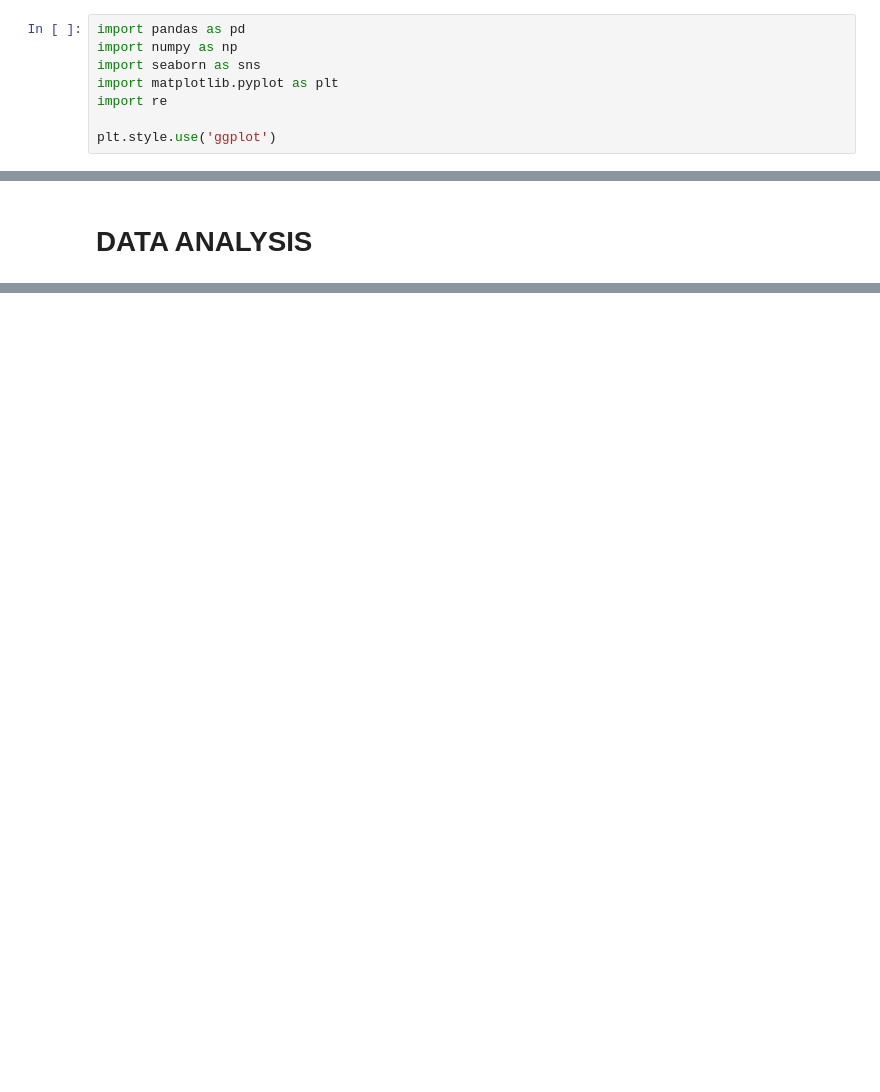
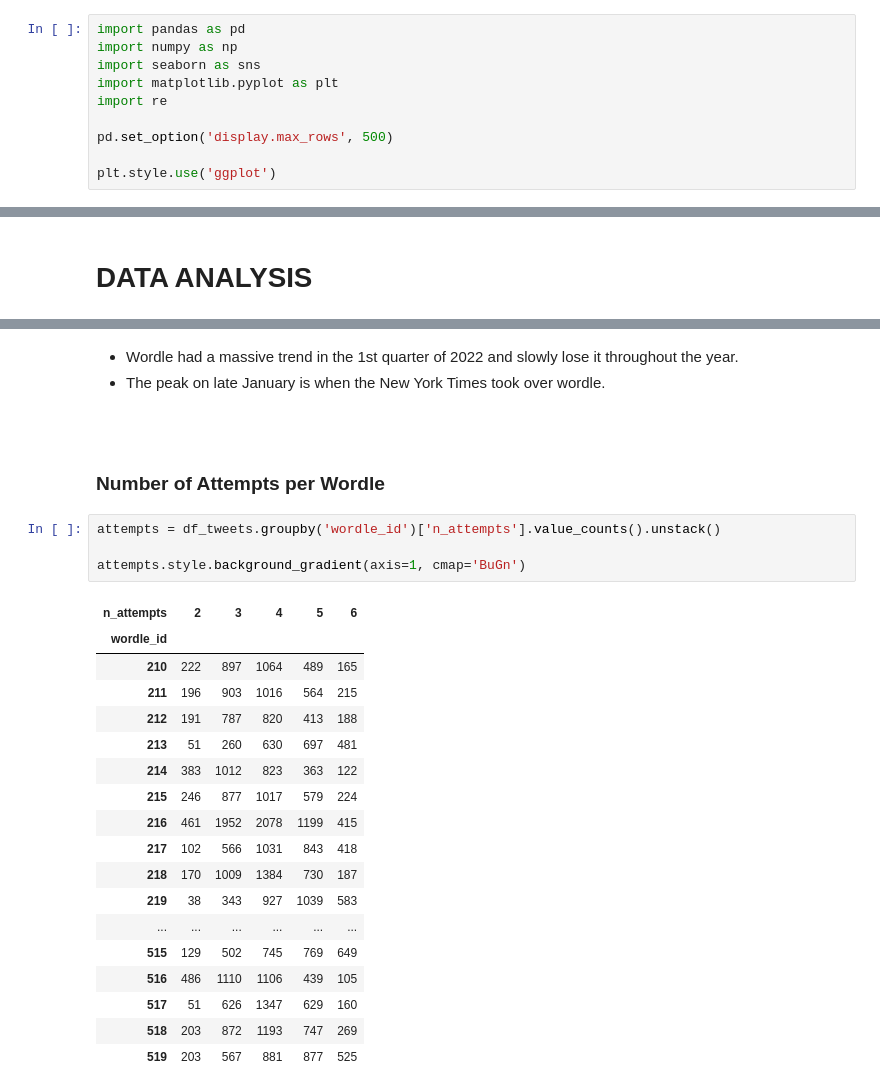
Before and after one commit to Klekzee/Case-Studies, a Jupyter notebook: 02-WordleEDA/wordle.ipynb, the cells around one changed output, grey strips where cells are left out. Cells and saved outputs as stored; diff of their text form; blank space fills up the shorter version.

```diff
--- a/02-WordleEDA/wordle.ipynb
+++ b/02-WordleEDA/wordle.ipynb
@@ -13,6 +13,8 @@ import seaborn as sns
 import matplotlib.pyplot as plt
 import re
 
+pd.set_option('display.max_rows', 500)
+
 plt.style.use('ggplot')
 # %%
 # Importing the Dataset
@@ -75,0 +111,30 @@ df_tweets.head()
+# %% [markdown]
+* Wordle had a massive trend in the 1st quarter of 2022 and slowly lose it throughout the year.
+* The peak on late January is when the New York Times took over wordle.
+
+<br>
+# %% [markdown]
+### Number of Attempts per Wordle
+# %%
+attempts = df_tweets.groupby('wordle_id')['n_attempts'].value_counts().unstack()
+
+attempts.style.background_gradient(axis=1, cmap='BuGn')
+# %% [output]
+| n_attempts | 2 | 3 | 4 | 5 | 6 |
+| wordle_id |  |  |  |  |  |
+| 210 | 222 | 897 | 1064 | 489 | 165 |
+| 211 | 196 | 903 | 1016 | 564 | 215 |
+| 212 | 191 | 787 | 820 | 413 | 188 |
+| 213 | 51 | 260 | 630 | 697 | 481 |
+| 214 | 383 | 1012 | 823 | 363 | 122 |
+| 215 | 246 | 877 | 1017 | 579 | 224 |
+| 216 | 461 | 1952 | 2078 | 1199 | 415 |
+| 217 | 102 | 566 | 1031 | 843 | 418 |
+| 218 | 170 | 1009 | 1384 | 730 | 187 |
+| 219 | 38 | 343 | 927 | 1039 | 583 |
+| ... | ... | ... | ... | ... | ... |
+| 515 | 129 | 502 | 745 | 769 | 649 |
+| 516 | 486 | 1110 | 1106 | 439 | 105 |
+| 517 | 51 | 626 | 1347 | 629 | 160 |
+| 518 | 203 | 872 | 1193 | 747 | 269 |
+| 519 | 203 | 567 | 881 | 877 | 525 |
```
Also changed, not shown: parts of 9 cells of this notebook.
